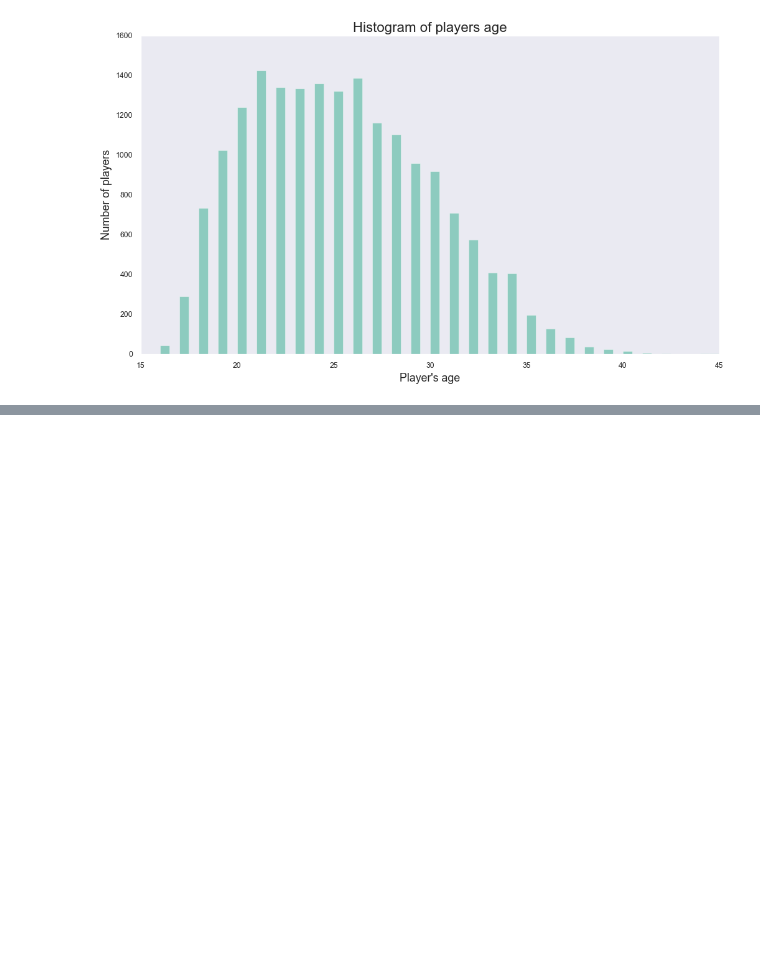
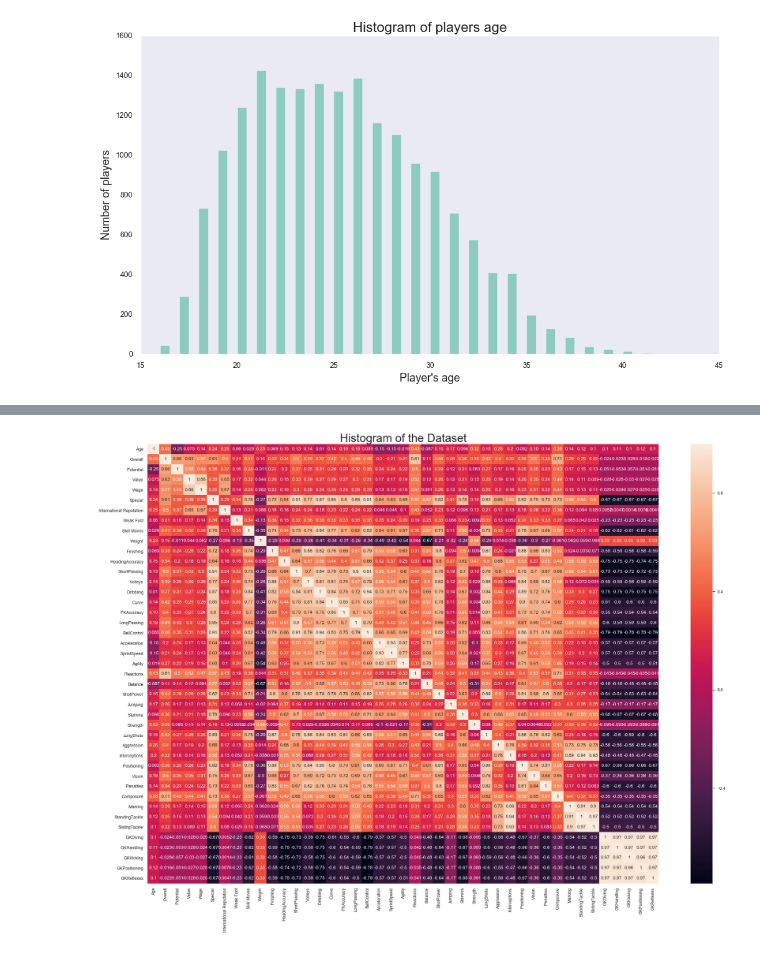
Before and after one commit to SiddarthSamdani/Fifa_Visualization, a Jupyter notebook: Fifa_Visualization.ipynb, the cells around one changed output, grey strips where cells are left out. Cells and saved outputs as stored; diff of their text form; code cells hidden in the pictures; blank space fills up the shorter version.

```diff
--- a/Fifa_Visualization.ipynb
+++ b/Fifa_Visualization.ipynb
@@ -443,3 +443,19 @@ ax.set_title(label = 'Histogram of players age', fontsize = 20)
 plt.show()
 # %% [output]
 [figure]
+# %%
+# selecting some of the interesting and important columns from the set of columns in the given dataset
+
+selected_columns = ['Name', 'Age', 'Nationality', 'Overall', 'Potential', 'Club', 'Value',
+                    'Wage', 'Special', 'Preferred Foot', 'International Reputation', 'Weak Foot',
+                    'Skill Moves', 'Work Rate', 'Body Type', 'Position', 'Height', 'Weight',
+                    'Finishing', 'HeadingAccuracy', 'ShortPassing', 'Volleys', 'Dribbling',
+                    'Curve', 'FKAccuracy', 'LongPassing', 'BallControl', 'Acceleration',
+                    'SprintSpeed', 'Agility', 'Reactions', 'Balance', 'ShotPower',
+                    'Jumping', 'Stamina', 'Strength', 'LongShots', 'Aggression',
+                    'Interceptions', 'Positioning', 'Vision', 'Penalties', 'Composure',
+                    'Marking', 'StandingTackle', 'SlidingTackle', 'GKDiving', 'GKHandling',
+                    'GKKicking', 'GKPositioning', 'GKReflexes', 'Release Clause']
+
+data_selected = pd.DataFrame(data, columns = selected_columns)
+data_selected.columns
@@ -445,0 +510,19 @@ plt.show()
+# %%
+# plotting a correlation heatmap
+
+plt.rcParams['figure.figsize'] = (30, 20)
+sns.heatmap(data_selected[['Age', 'Nationality', 'Overall', 'Potential', 'Club', 'Value',
+                    'Wage', 'Special', 'Preferred Foot', 'International Reputation', 'Weak Foot',
+                    'Skill Moves', 'Work Rate', 'Body Type', 'Position', 'Height', 'Weight',
+                    'Finishing', 'HeadingAccuracy', 'ShortPassing', 'Volleys', 'Dribbling',
+                    'Curve', 'FKAccuracy', 'LongPassing', 'BallControl', 'Acceleration',
+                    'SprintSpeed', 'Agility', 'Reactions', 'Balance', 'ShotPower',
+                    'Jumping', 'Stamina', 'Strength', 'LongShots', 'Aggression',
+                    'Interceptions', 'Positioning', 'Vision', 'Penalties', 'Composure',
+                    'Marking', 'StandingTackle', 'SlidingTackle', 'GKDiving', 'GKHandling',
+                    'GKKicking', 'GKPositioning', 'GKReflexes', 'Release Clause']].corr(), annot = True)
+
+plt.title('Histogram of the Dataset', fontsize = 30)
+plt.show()
+# %% [output]
+[figure, added]
```
Also changed, not shown: parts of 10 cells of this notebook.
